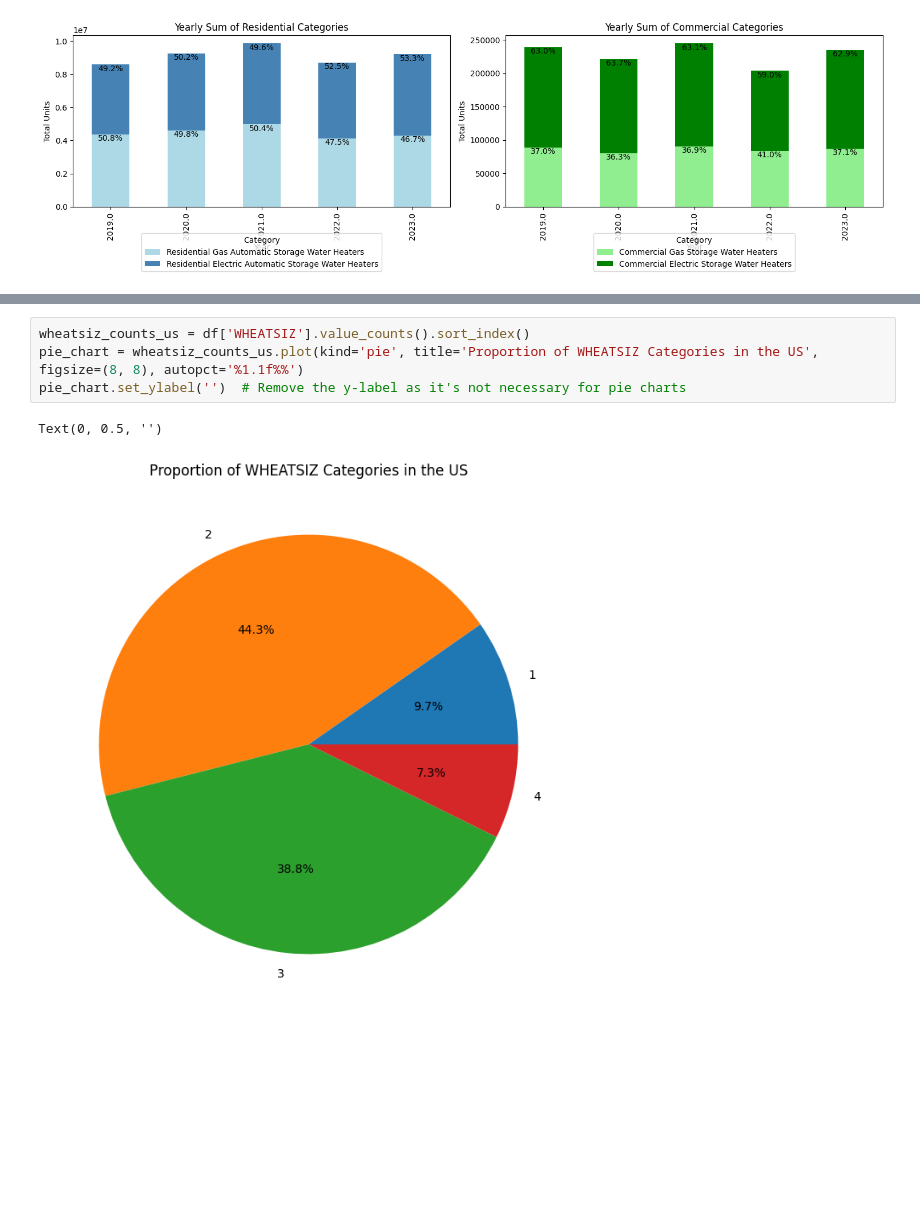
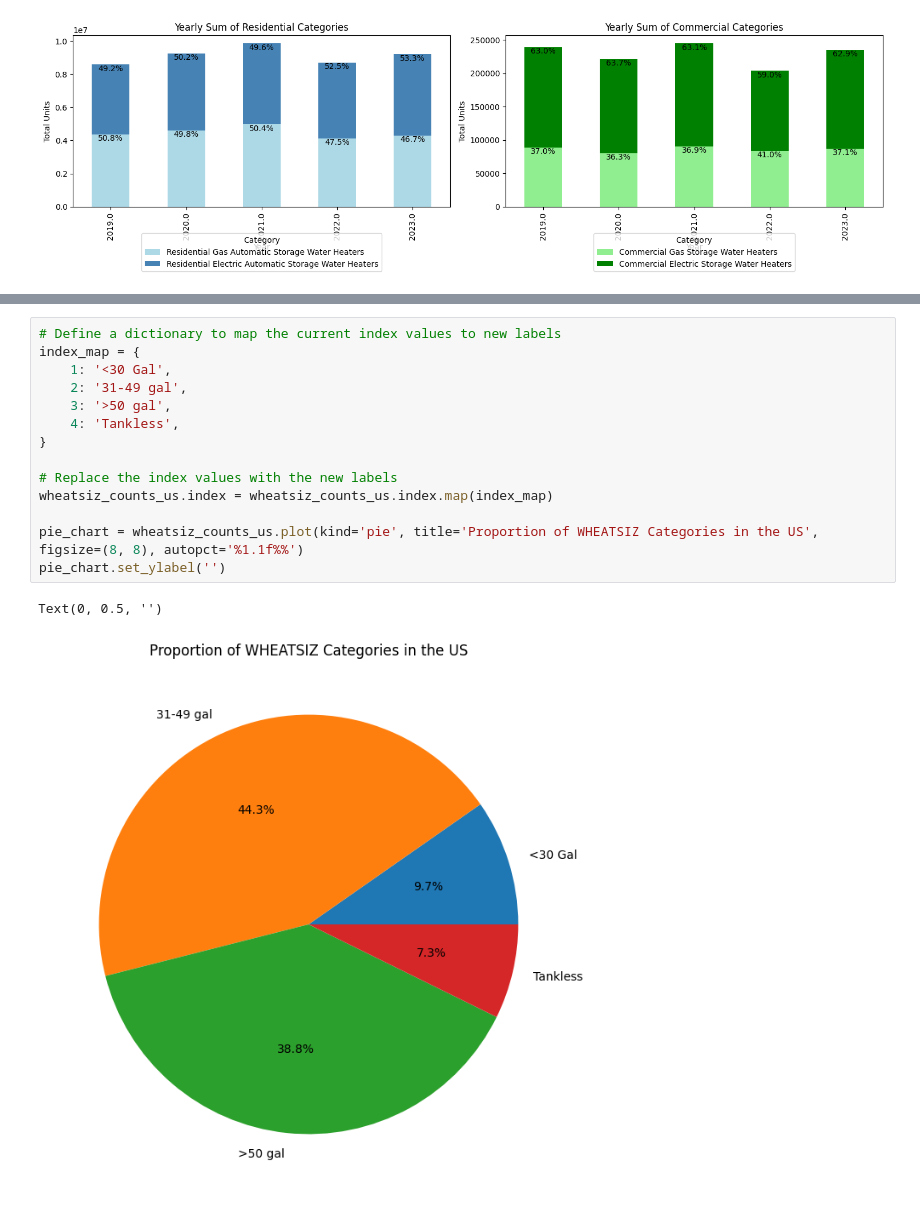
Before and after one commit to JadenFaste/AHRIData, a Jupyter notebook: AHRIAnalysis_V02.ipynb, the cells around one changed output, grey strips where cells are left out. Saved outputs shown, nothing was run; the diff lists cells and outputs as text; blank space fills up the shorter version.

```diff
--- a/AHRIAnalysis_V02.ipynb
+++ b/AHRIAnalysis_V02.ipynb
@@ -366,7 +393,17 @@ Text(0, 0.5, 'Frequency')
-# %%
-wheatsiz_counts_us = df['WHEATSIZ'].value_counts().sort_index()
-pie_chart = wheatsiz_counts_us.plot(kind='pie', title='Proportion of WHEATSIZ Categories in the US', figsize=(8, 8), autopct='%1.1f%%')
-pie_chart.set_ylabel('')  # Remove the y-label as it's not necessary for pie charts
-# %% [output]
-Text(0, 0.5, '')
-[figure, removed]
+# %%
+# Define a dictionary to map the current index values to new labels
+index_map = {
+    1: '<30 Gal',
+    2: '31-49 gal',
+    3: '>50 gal',
+    4: 'Tankless',
+}
+
+# Replace the index values with the new labels
+wheatsiz_counts_us.index = wheatsiz_counts_us.index.map(index_map)
+
+pie_chart = wheatsiz_counts_us.plot(kind='pie', title='Proportion of WHEATSIZ Categories in the US', figsize=(8, 8), autopct='%1.1f%%')
+pie_chart.set_ylabel('')
+# %% [output]
+Text(0, 0.5, '')
+[figure, added]
```
Also changed, not shown: parts of 2 cells of this notebook.
